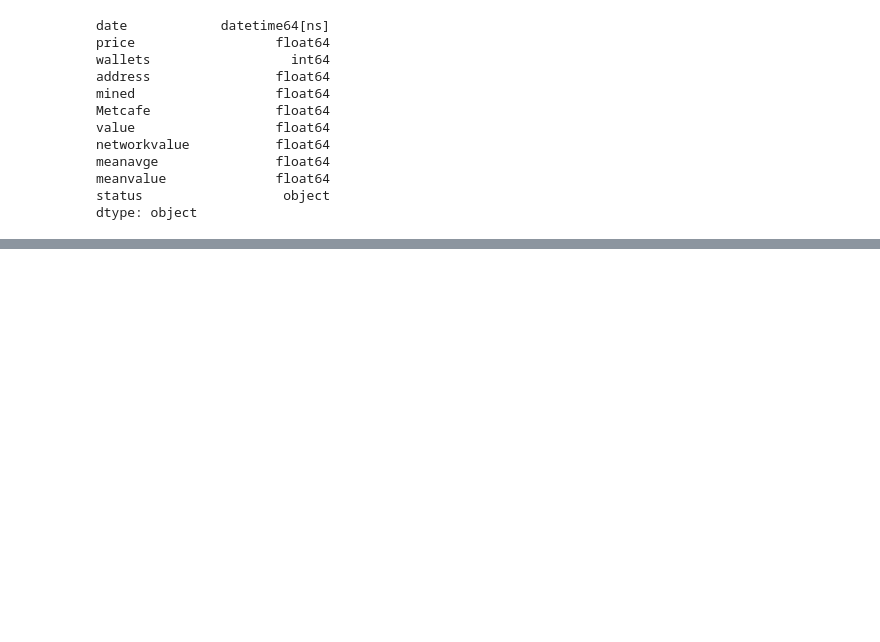
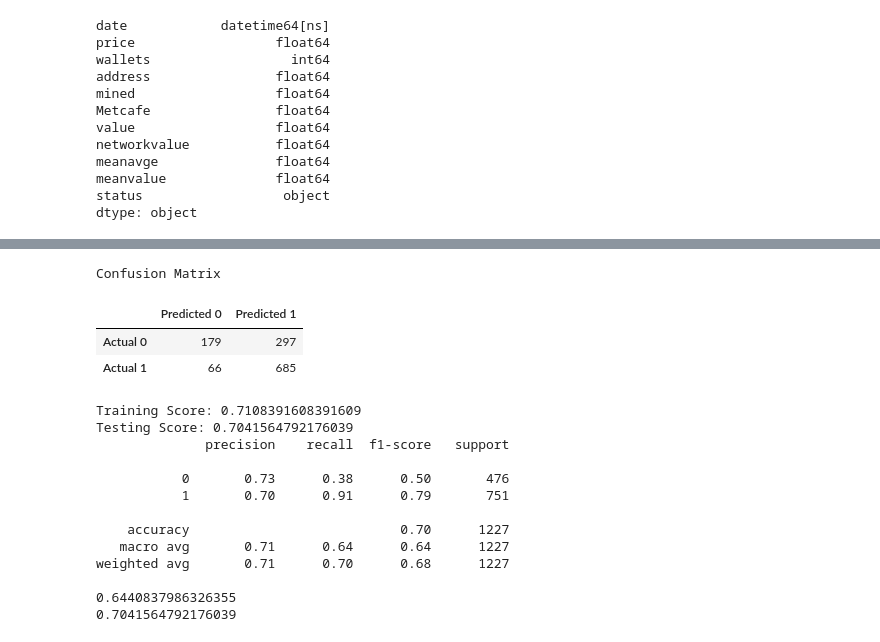
Before and after one commit to guevarch/projectchris, a Jupyter notebook: Final/BTC Machine Learning Moving Average.ipynb, the cells around one changed output, grey strips where cells are left out. Cells and saved outputs as stored; diff of their text form; code cells hidden in the pictures; blank space fills up the shorter version.

```diff
--- a/Final/BTC Machine Learning Moving Average.ipynb
+++ b/Final/BTC Machine Learning Moving Average.ipynb
@@ -254,0 +352,8 @@ print(accuracy_score(y_test, y_pred))
+# %%
+## Logistic Regression
+from sklearn.linear_model import LogisticRegression
+model = LogisticRegression(solver='newton-cg', random_state=1)
+LogisticRegression(C=10.0, class_weight=None, dual=False, fit_intercept=True,
+   intercept_scaling=1, max_iter=100, multi_class='warn', penalty='12',
+   random_state=1, solver='newton-cg', tol=0.0001, warm_start=False)
+model.fit(X_train, y_train)
@@ -254,0 +369,33 @@ print(accuracy_score(y_test, y_pred))
+# %%
+y_pred = model.predict(X_test)
+# Calculating the confusion matrix
+cm = confusion_matrix(y_test, y_pred)
+# Create a DataFrame from the confusion matrix.
+cm_df = pd.DataFrame(
+    cm, index=["Actual 0", "Actual 1"], columns=["Predicted 0", "Predicted 1"])
+# %%
+print("Confusion Matrix")
+display(cm_df)
+print(f'Training Score: {model.score(X_train, y_train)}')
+print(f'Testing Score: {model.score(X_test, y_test)}')
+print(classification_report(y_test, y_pred))
+print(balanced_accuracy_score(y_test, y_pred))
+print(accuracy_score(y_test, y_pred))
+# %% [output]
+Confusion Matrix
+|  | Predicted 0 | Predicted 1 |
+| Actual 0 | 179 | 297 |
+| Actual 1 | 66 | 685 |
+Training Score: 0.7108391608391609
+Testing Score: 0.7041564792176039
+              precision    recall  f1-score   support
+
+           0       0.73      0.38      0.50       476
+           1       0.70      0.91      0.79       751
+
+    accuracy                           0.70      1227
+   macro avg       0.71      0.64      0.64      1227
+weighted avg       0.71      0.70      0.68      1227
+
+0.6440837986326355
+0.7041564792176039
```
Also changed, not shown: parts of 9 cells of this notebook, 6 other files.
